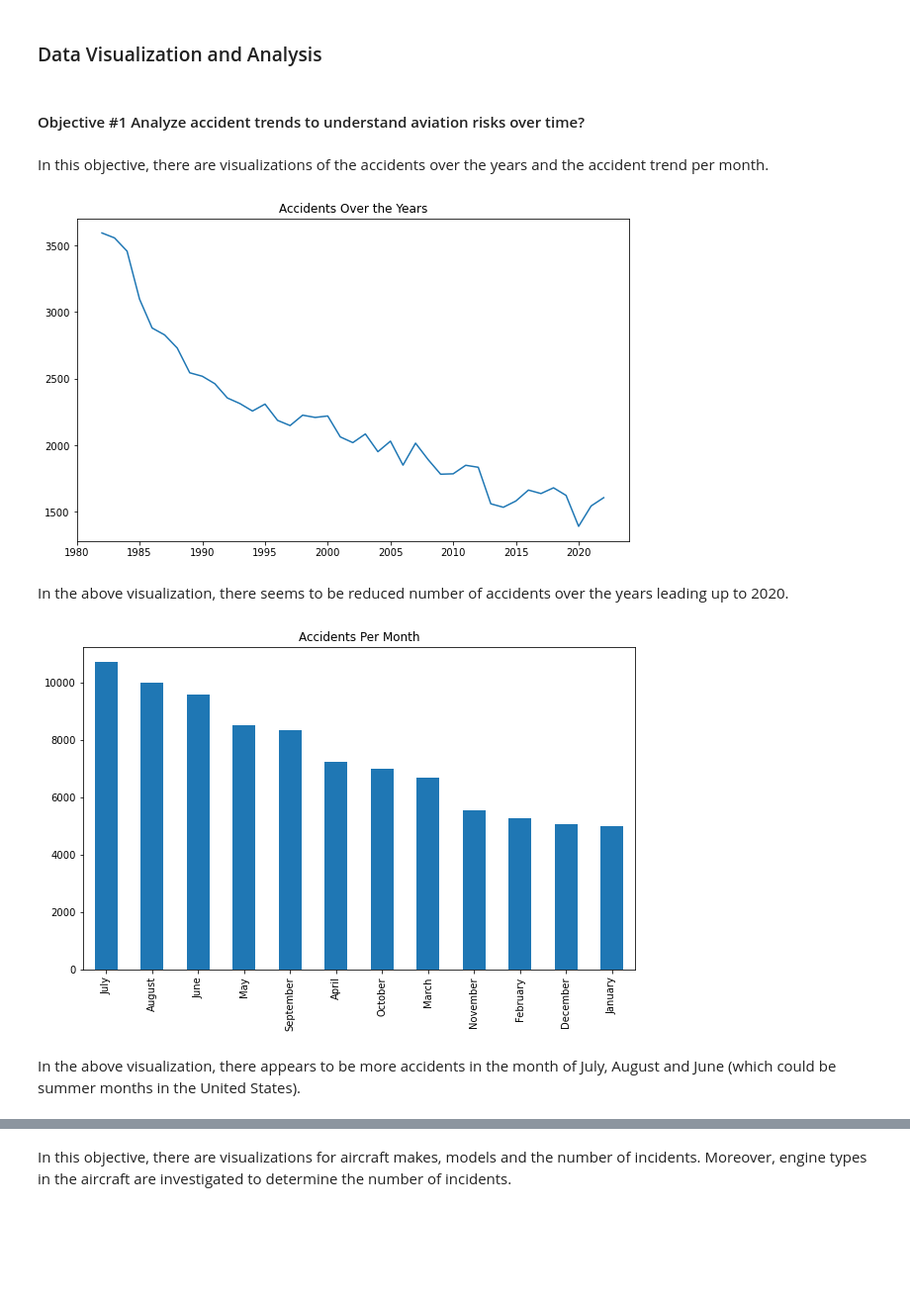
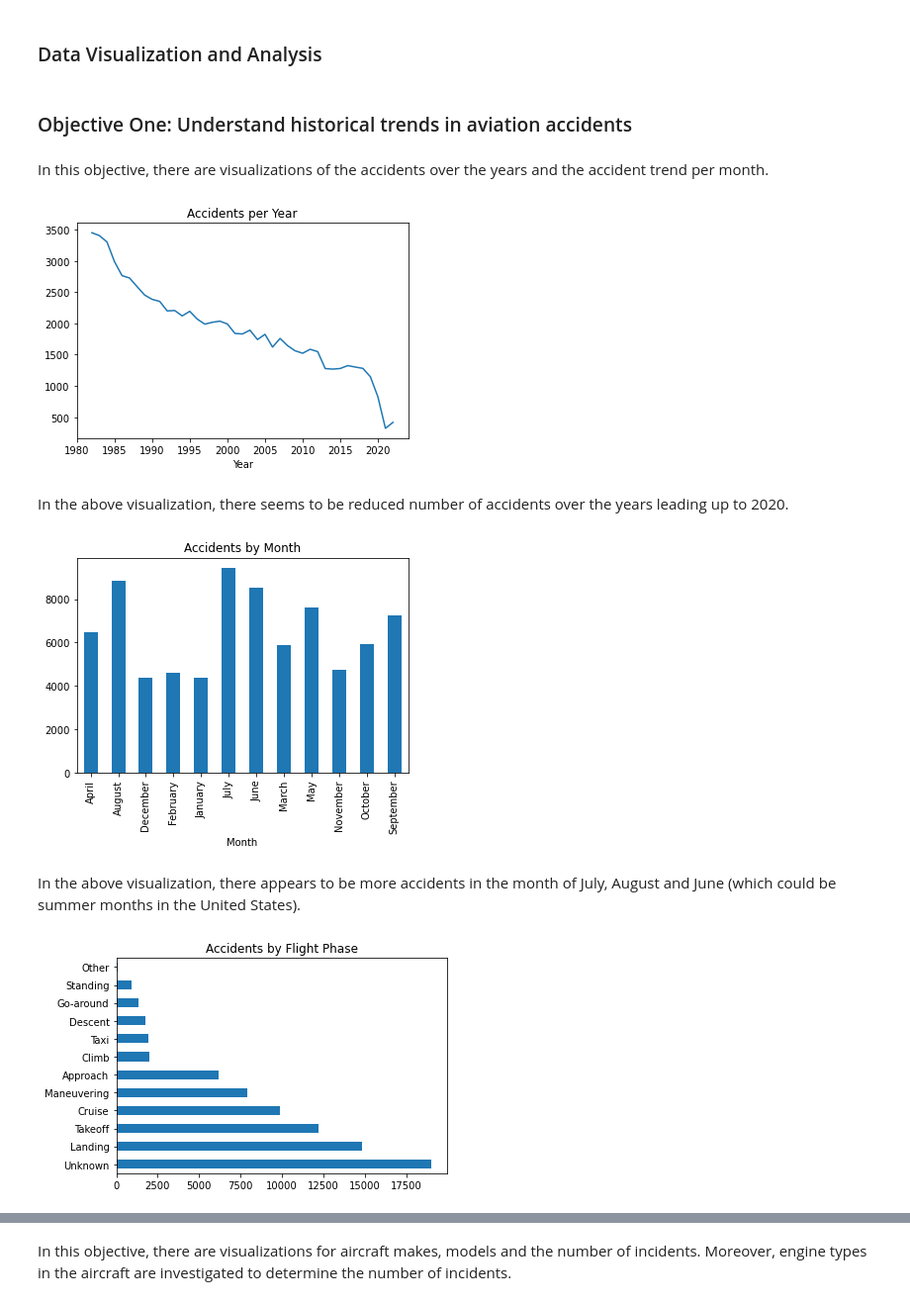
Before and after one commit to billysambasi/phase_1_project, a Jupyter notebook: index.ipynb, the cells around one changed output, grey strips where cells are left out. Shown at 99% size. Drawn from its saved outputs; the diff is of its cells as text; code cells hidden in the pictures; blank space fills up the shorter version.

```diff
--- a/index.ipynb
+++ b/index.ipynb
@@ -324,20 +136,25 @@ aviation_df.to_csv('CleanedAviationData.csv', index=False)
 # %% [markdown]
 ### Data Visualization and Analysis
-# %% [markdown]
-#### Objective #1 Analyze accident trends to understand aviation risks over time?
+# %% [markdown]
+### Objective One: Understand historical trends in aviation accidents
 # %% [markdown]
 In this objective, there are visualizations of the accidents over the years and the accident trend per month.
-# %%
-accidents_per_year = aviation_df['Year'].value_counts().sort_index()
-accidents_per_year.plot(kind='line', figsize=(10, 6), title='Accidents Over the Years');
-# %% [output]
-[figure, removed]
+# %%
+# Accidents per year
+clean_df.groupby("Year").size().plot(kind="line", title="Accidents per Year");
+# %% [output]
+[figure, added]
 # %% [markdown]
 In the above visualization, there seems to be reduced number of accidents over the years leading up to 2020.
 # %%
-accidents_per_month = aviation_df['Month'].value_counts()
-accidents_per_month.plot(kind='bar', figsize=(10, 6), title='Accidents Per Month');
+# Accidents by month/season
+clean_df.groupby("Month").size().plot(kind="bar", title="Accidents by Month");
 # %% [output]
-[figure, old version]
+[figure, new version]
 # %% [markdown]
 In the above visualization, there appears to be more accidents in the month of July, August and June (which could be summer months in the United States).
+# %%
+# by phase of flight
+clean_df["Broad.phase.of.flight"].value_counts().plot(kind="barh", title="Accidents by Flight Phase");
+# %% [output]
+[figure, added]
```
Also changed, not shown: parts of 33 cells of this notebook.
